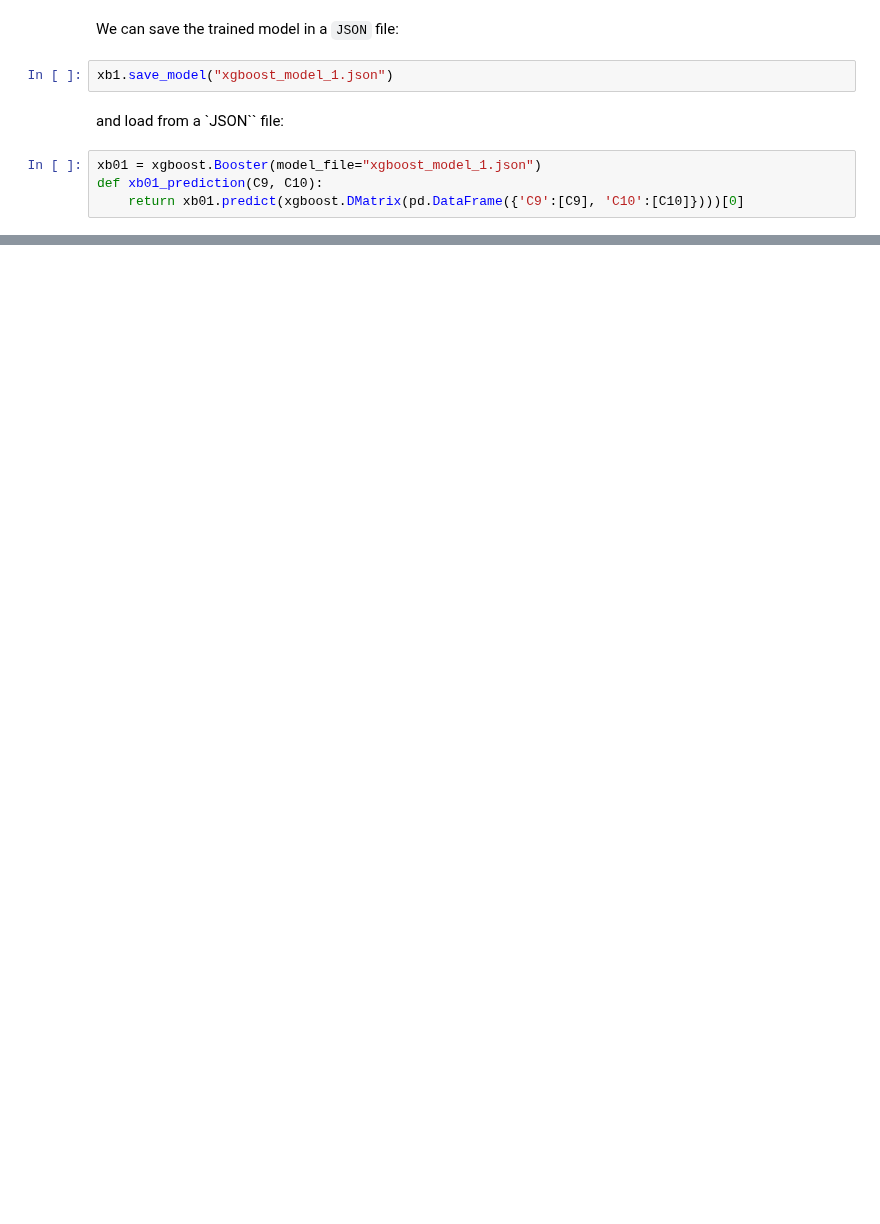
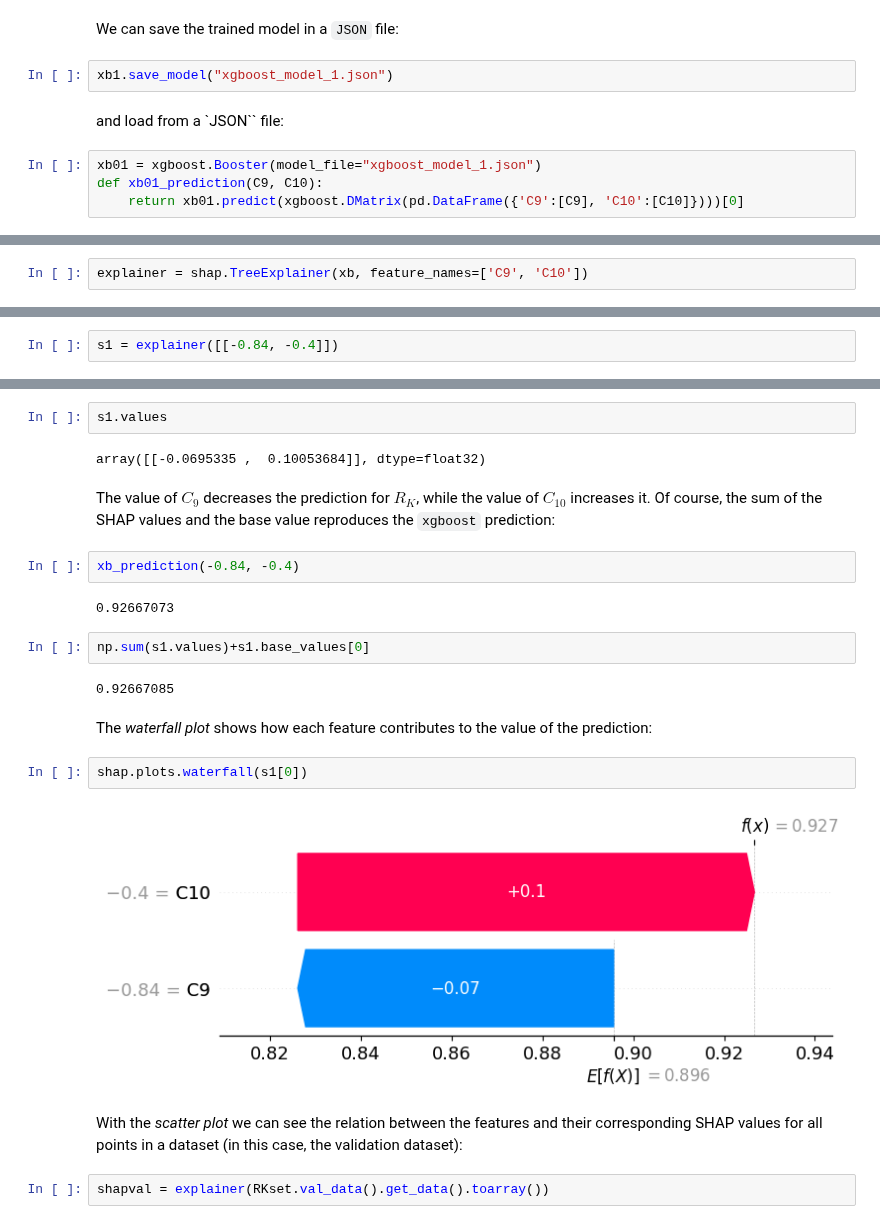
Before and after one commit to Jorge-Alda/TFM_AlejandroMir, a Jupyter notebook: Lecciones/06c.ipynb, the cells around one changed output, grey strips where cells are left out. Cells and saved outputs as stored; diff of their text form; blank space fills up the shorter version.

```diff
--- a/Lecciones/06c.ipynb
+++ b/Lecciones/06c.ipynb
@@ -161,0 +214,2 @@ xb01_prediction(-0.84, 0.3)
+# %%
+explainer = shap.TreeExplainer(xb, feature_names=['C9', 'C10'])
@@ -161,0 +220,2 @@ xb01_prediction(-0.84, 0.3)
+# %%
+s1 = explainer([[-0.84, -0.4]])
@@ -161,0 +232,24 @@ xb01_prediction(-0.84, 0.3)
+# %%
+s1.values
+# %% [output]
+array([[-0.0695335 ,  0.10053684]], dtype=float32)
+# %% [markdown]
+The value of $C_9$ decreases the prediction for $R_K$, while the value of $C_{10}$ increases it. Of course, the sum of the SHAP values and the base value reproduces the `xgboost` prediction:
+# %%
+xb_prediction(-0.84, -0.4)
+# %% [output]
+0.92667073
+# %%
+np.sum(s1.values)+s1.base_values[0]
+# %% [output]
+0.92667085
+# %% [markdown]
+The *waterfall plot* shows how each feature contributes to the value of the prediction:
+# %%
+shap.plots.waterfall(s1[0])
+# %% [output]
+[figure, added]
+# %% [markdown]
+With the *scatter plot* we can see the relation between the features and their corresponding SHAP values for all points in a dataset (in this case, the validation dataset):
+# %%
+shapval = explainer(RKset.val_data().get_data().toarray())
```
Also changed, not shown: parts of 32 cells of this notebook, 3 other files.
